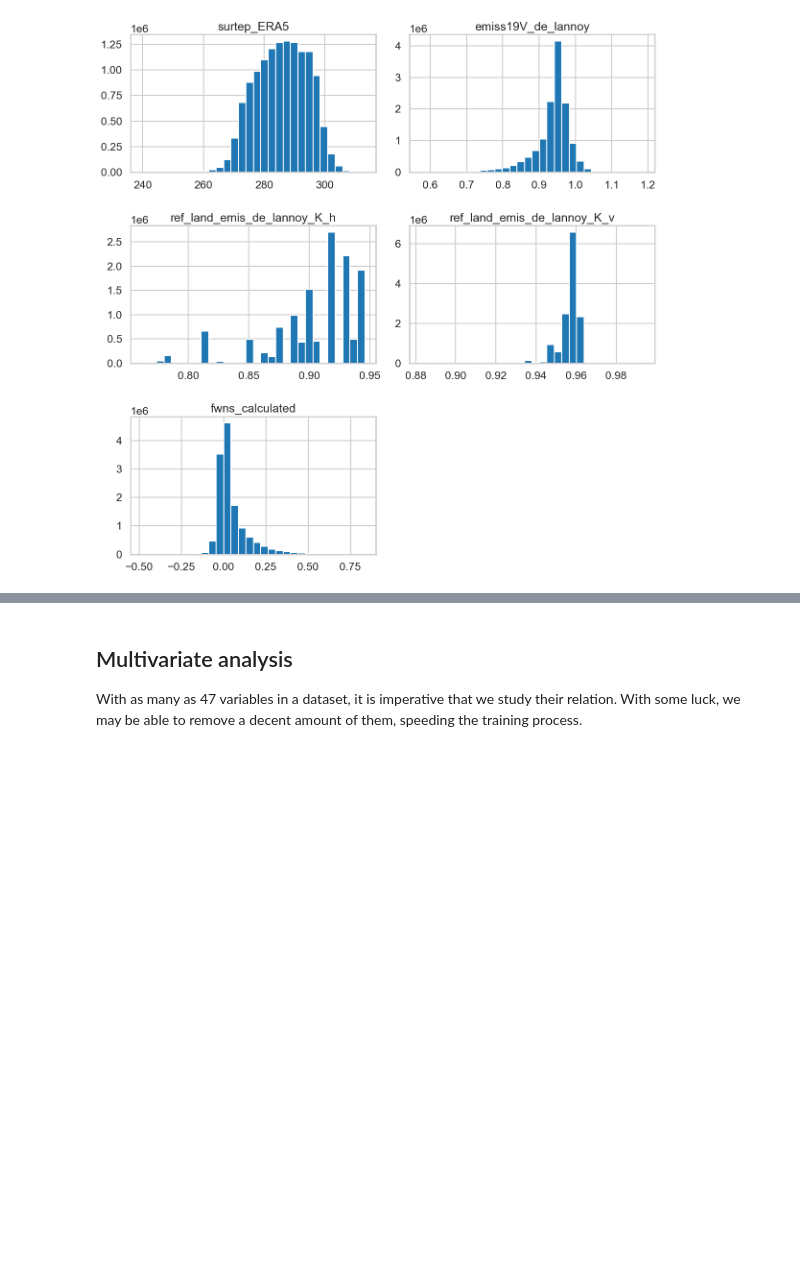
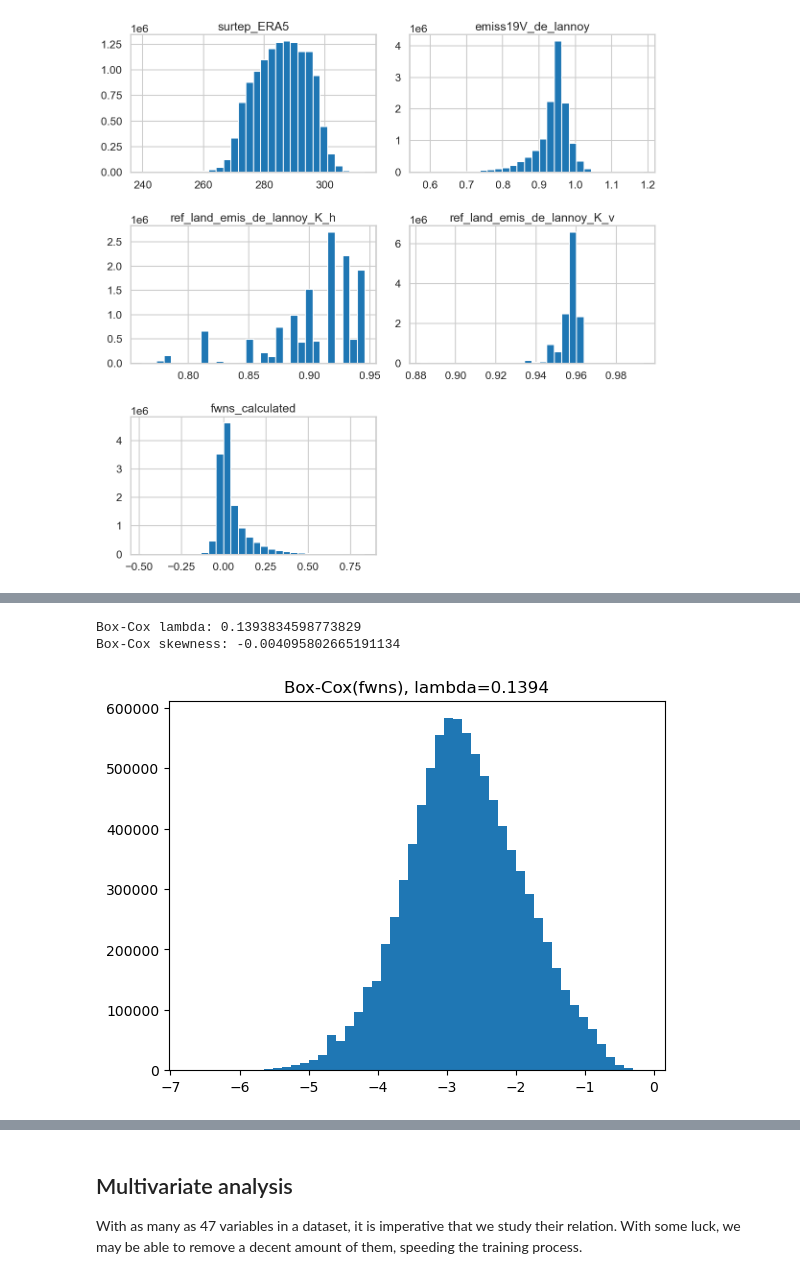
Before and after one commit to marcvem2AED/ML-framework-for-SWF-retrieval, a Jupyter notebook: Data_analysis.ipynb, the cells around one changed output, grey strips where cells are left out. Drawn from its saved outputs; the diff is of its cells as text; code cells hidden in the pictures; blank space fills up the shorter version.

```diff
--- a/Data_analysis.ipynb
+++ b/Data_analysis.ipynb
@@ -132,0 +172,14 @@ plt.show()
+# %%
+x_boxcox, lambda_bc = stats.boxcox(x_pos)
+
+print("Box-Cox lambda:", lambda_bc)
+print("Box-Cox skewness:", stats.skew(x_boxcox))
+
+plt.figure()
+plt.hist(x_boxcox, bins=50)
+plt.title(f"Box-Cox(fwns), lambda={lambda_bc:.4f}")
+plt.show()
+# %% [output]
+Box-Cox lambda: 0.1393834598773829
+Box-Cox skewness: -0.004095802665191134
+[figure, added]
```
Also changed, not shown: parts of 25 cells of this notebook, 3 other files.
